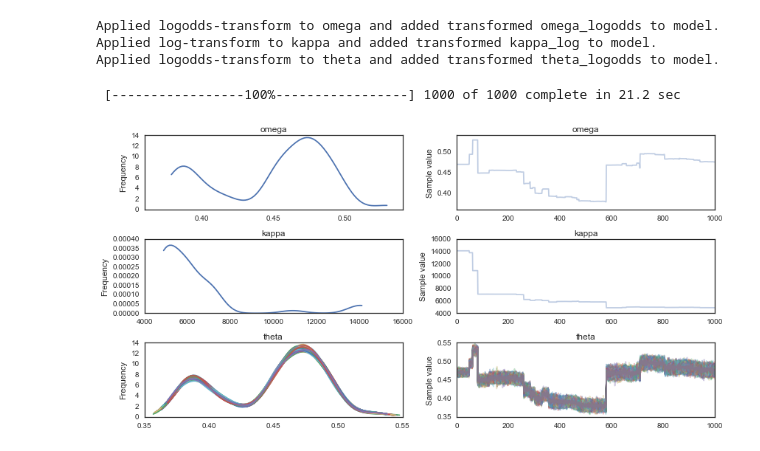
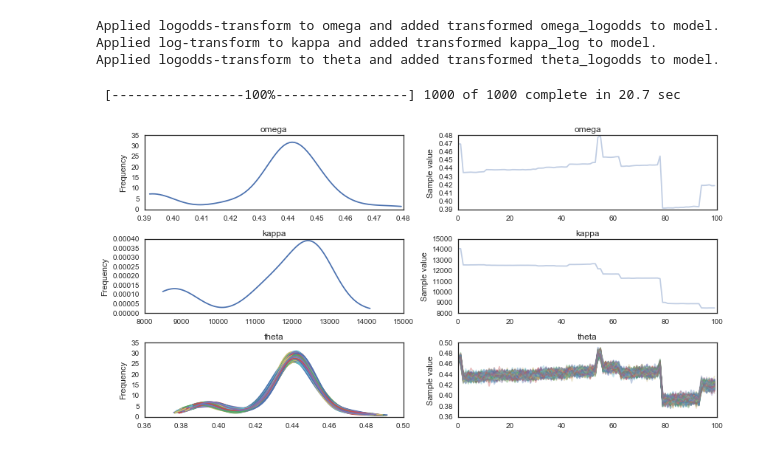
Before and after one commit to JWarmenhoven/DBDA-python, a Jupyter notebook: Notebooks/Chapter 9.ipynb, the cells around one changed output. Drawn from its saved outputs; the diff is of its cells as text; code cells hidden in the pictures.

```diff
--- a/Notebooks/Chapter 9.ipynb
+++ b/Notebooks/Chapter 9.ipynb
@@ -45,13 +47,16 @@ Image('images/fig9_7.png', width=250)
 # %% [output]
 [figure]
 # %%
+le = preprocessing.LabelEncoder()
+practitioner_idx = le.fit_transform(df.s)
+
 with pmc.Model() as hierarchical_model:
     omega = pmc.Beta('omega', 2, 2)
-    kappa = pmc.Gamma('kappa', 1, 0.01)
+    kappa = pmc.Gamma('kappa', 1, 0.01)+2
 
     theta = pmc.Beta('theta', omega*(kappa-2)+1, (1-omega)*(kappa-2)+1, shape=df.s.size)
 
-    y = pmc.Bernoulli('y', theta, observed=df.y)
+    y = pmc.Bernoulli('y', theta[practitioner_idx], observed=df.y)
 # %% [output]
 Applied logodds-transform to omega and added transformed omega_logodds to model.
 Applied log-transform to kappa and added transformed kappa_log to model.
@@ -61,10 +66,10 @@ with hierarchical_model:
     start = pmc.find_MAP()
     step = pmc.NUTS(state=start)
 
-    trace= pmc.sample(1000, step, start=start)
+    trace= pmc.sample(1000, step, tune=100, start=start)
 # %% [output]
- [-----------------100%-----------------] 1000 of 1000 complete in 21.2 sec
+ [-----------------100%-----------------] 1000 of 1000 complete in 20.7 sec
 # %%
-pmc.traceplot(trace);
+pmc.traceplot(trace[::10]);
 # %% [output]
-[figure, old version]
+[figure, new version]
```
Also changed, not shown: parts of 1 cell of this notebook.
